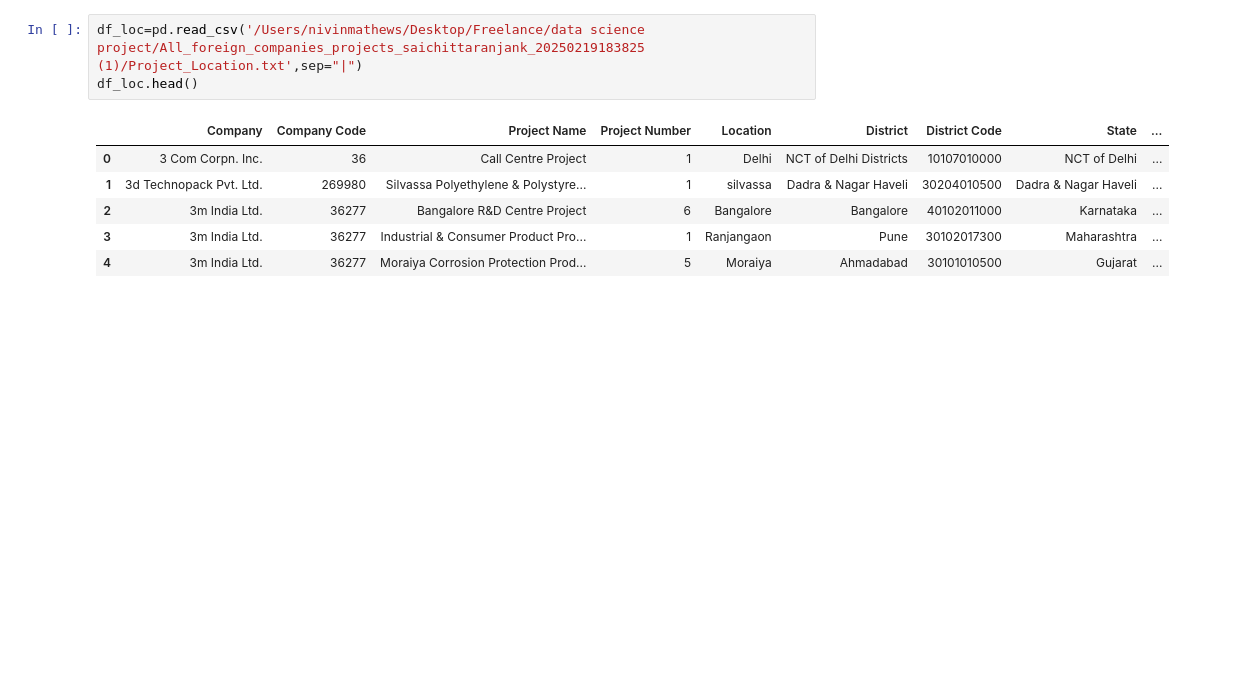
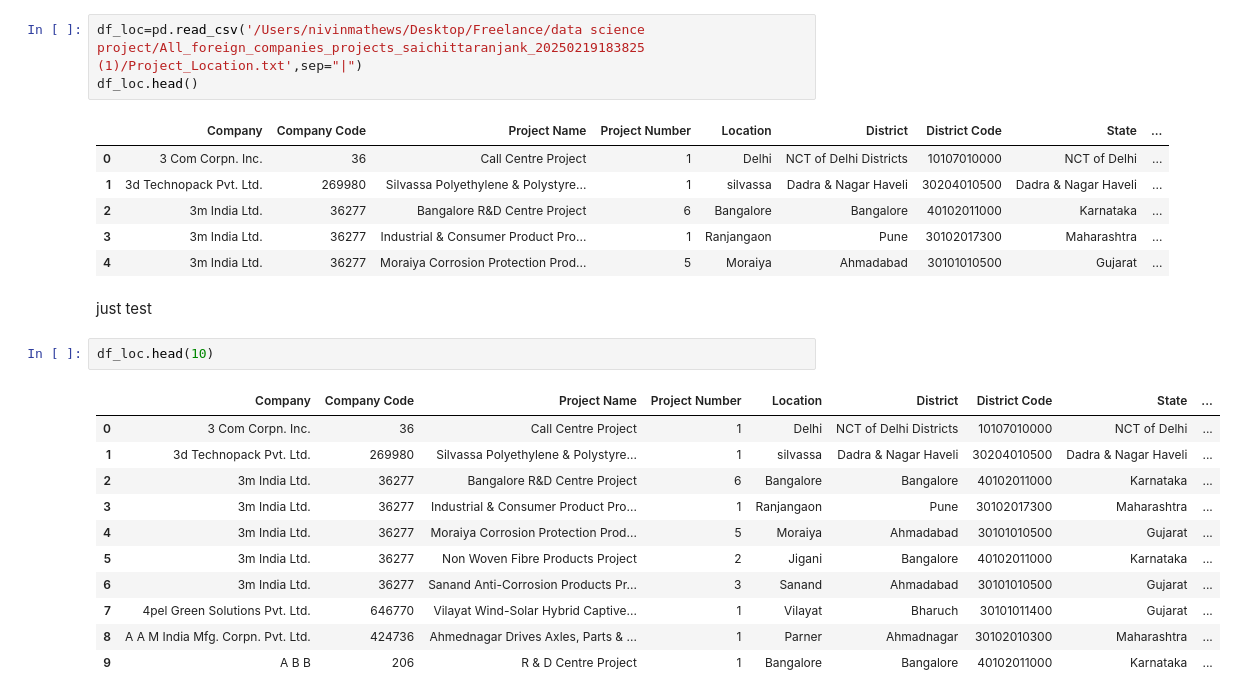
Before and after one commit to nivin77789/dataScience-freelance, a Jupyter notebook: all.ipynb, the cells around one changed output. Saved outputs shown, nothing was run; the diff lists cells and outputs as text; blank space fills up the shorter version.

```diff
--- a/all.ipynb
+++ b/all.ipynb
@@ -123,3 +123,19 @@ df_loc.head()
 | 2 | 3m India Ltd. | 36277 | Bangalore R&D Centre Project | 6 | Bangalore | Bangalore | 40102011000 | Karnataka | ... |
 | 3 | 3m India Ltd. | 36277 | Industrial & Consumer Product Pro... | 1 | Ranjangaon | Pune | 30102017300 | Maharashtra | ... |
 | 4 | 3m India Ltd. | 36277 | Moraiya Corrosion Protection Prod... | 5 | Moraiya | Ahmadabad | 30101010500 | Gujarat | ... |
+# %% [markdown]
+just test
+# %%
+df_loc.head(10)
+# %% [output]
+|  | Company | Company Code | Project Name | Project Number | Location | District | District Code | State | ... |
+| 0 | 3 Com Corpn. Inc. | 36 | Call Centre Project | 1 | Delhi | NCT of Delhi Districts | 10107010000 | NCT of Delhi | ... |
+| 1 | 3d Technopack Pvt. Ltd. | 269980 | Silvassa Polyethylene & Polystyre... | 1 | silvassa | Dadra & Nagar Haveli | 30204010500 | Dadra & Nagar Haveli | ... |
+| 2 | 3m India Ltd. | 36277 | Bangalore R&D Centre Project | 6 | Bangalore | Bangalore | 40102011000 | Karnataka | ... |
+| 3 | 3m India Ltd. | 36277 | Industrial & Consumer Product Pro... | 1 | Ranjangaon | Pune | 30102017300 | Maharashtra | ... |
+| 4 | 3m India Ltd. | 36277 | Moraiya Corrosion Protection Prod... | 5 | Moraiya | Ahmadabad | 30101010500 | Gujarat | ... |
+| 5 | 3m India Ltd. | 36277 | Non Woven Fibre Products Project | 2 | Jigani | Bangalore | 40102011000 | Karnataka | ... |
+| 6 | 3m India Ltd. | 36277 | Sanand Anti-Corrosion Products Pr... | 3 | Sanand | Ahmadabad | 30101010500 | Gujarat | ... |
+| 7 | 4pel Green Solutions Pvt. Ltd. | 646770 | Vilayat Wind-Solar Hybrid Captive... | 1 | Vilayat | Bharuch | 30101011400 | Gujarat | ... |
+| 8 | A A M India Mfg. Corpn. Pvt. Ltd. | 424736 | Ahmednagar Drives Axles, Parts & ... | 1 | Parner | Ahmadnagar | 30102010300 | Maharashtra | ... |
+| 9 | A B B | 206 | R & D Centre Project | 1 | Bangalore | Bangalore | 40102011000 | Karnataka | ... |
```
